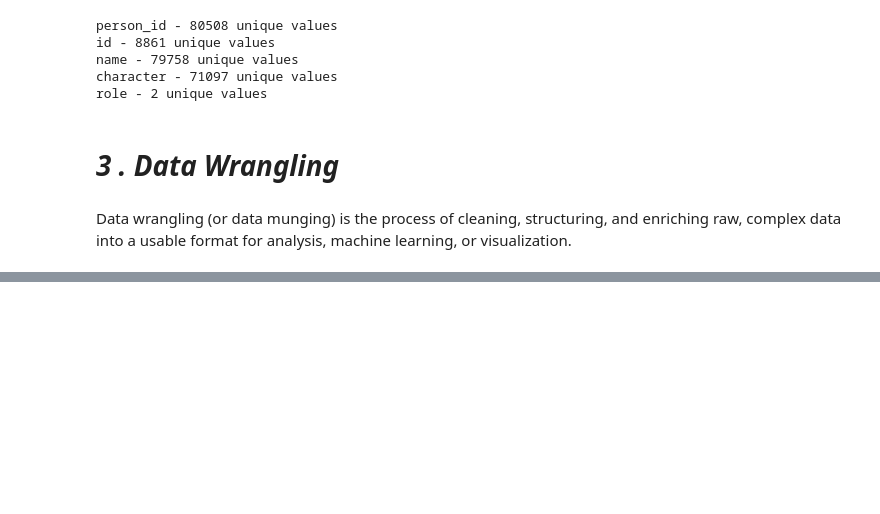
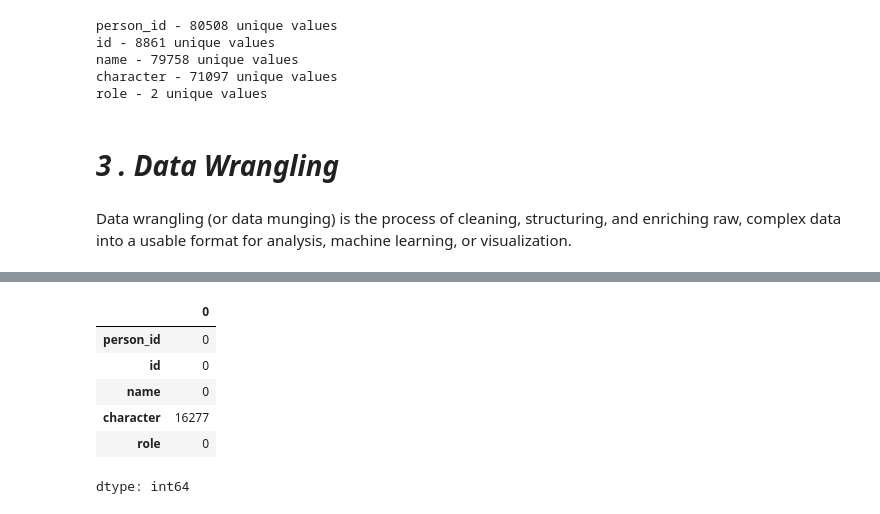
Before and after one commit to Snehamn24/Amazon-Prime-Video-EDA-and-Machine-Learning-Analysis, a Jupyter notebook: Amazon_Prime_EDA.ipynb, the cells around one changed output, grey strips where cells are left out. Drawn from its saved outputs; the diff is of its cells as text; code cells hidden in the pictures; blank space fills up the shorter version.

```diff
--- a/Amazon_Prime_EDA.ipynb
+++ b/Amazon_Prime_EDA.ipynb
@@ -422,0 +517,11 @@ Data wrangling (or data munging) is the process of cleaning, structuring, and en
+# %%
+# missing values in the credits dataset
+credits.isnull().sum()
+# %% [output]
+|  | 0 |
+| person_id | 0 |
+| id | 0 |
+| name | 0 |
+| character | 16277 |
+| role | 0 |
+dtype: int64
```
Also changed, not shown: parts of 10 cells of this notebook.
